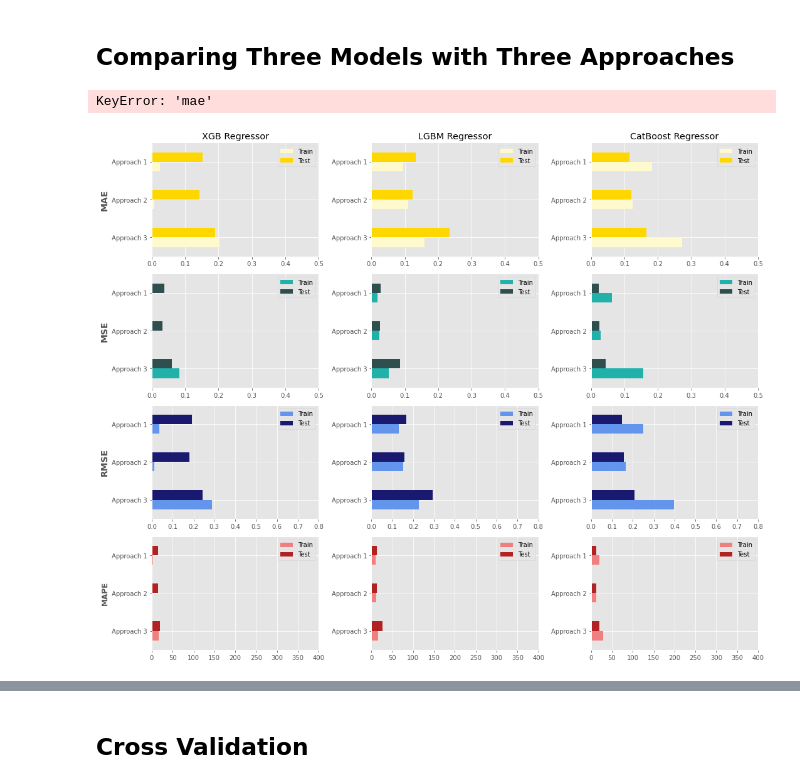
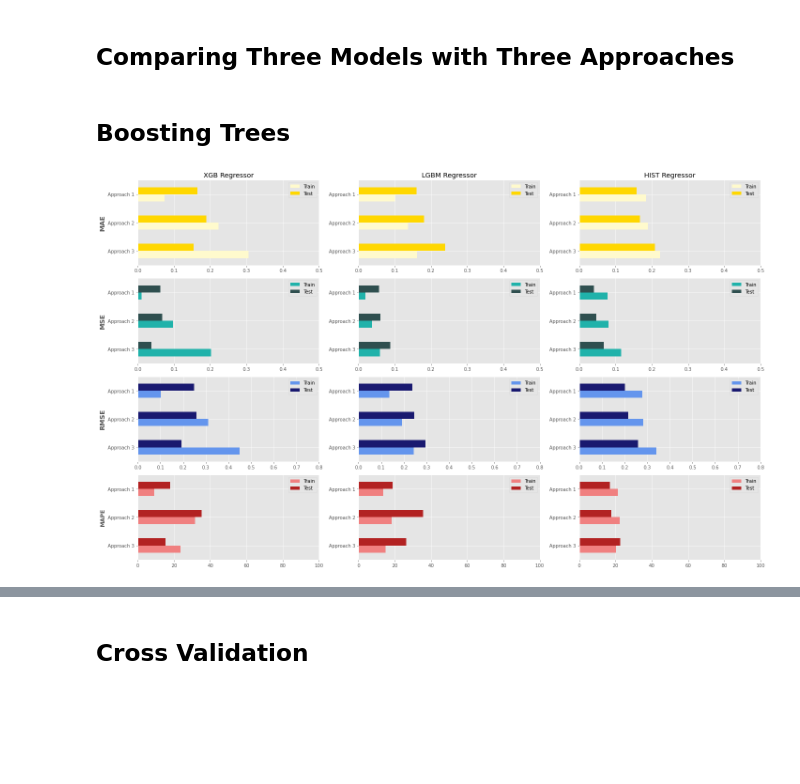
Before and after one commit to lucasbotellaroca/Covid-19_Reproduction_Rate_Estimator, a Jupyter notebook: data_model_evaluation_R0.ipynb, the cells around one changed output, grey strips where cells are left out. Cells and saved outputs as stored; diff of their text form; code cells hidden in the pictures; blank space fills up the shorter version.

```diff
--- a/data_model_evaluation_R0.ipynb
+++ b/data_model_evaluation_R0.ipynb
@@ -989,68 +1077,72 @@ plt.show()
 # %% [markdown]
 ## Comparing Three Models with Three Approaches
+# %% [markdown]
+## Boosting Trees
 # %%
-xgb_mae, lgb_mae, ctb_mae, gbst_mae, knn_mae = get_values_metric('mae')
-xgb_mse, lgb_mse, ctb_mse, gbst_mse, knn_mse = get_values_metric('mse')
-xgb_rmse, lgb_rmse, ctb_rmse, gbst_rmse, knn_rmse = get_values_metric('rmse')
-xgb_mape, lgb_mape, ctb_mape, gbst_mape, knn_mape = get_values_metric('mape')
+xgb_mae, lgb_mae, gbst_mae, knn_mae, hist_mae, NuSVR_mae = get_values_metric('mae')
+xgb_mse, lgb_mse, gbst_mse, knn_mse, hist_mae, NuSVR_mae = get_values_metric('mse')
+xgb_rmse, lgb_rmse, gbst_rmse, knn_rmse, hist_mae, NuSVR_mae = get_values_metric('rmse')
+xgb_mape, lgb_mape, gbst_mape, knn_mape, hist_mae, NuSVR_mae = get_values_metric('mape')
 
 xgb_mae=xgb_mae.sort_index(ascending=False)
 lgb_mae=lgb_mae.sort_index(ascending=False)
-ctb_mae=ctb_mae.sort_index(ascending=False)
 gbst_mae=gbst_mae.sort_index(ascending=False)
 knn_mae=knn_mae.sort_index(ascending=False)
+hist_mae=knn_mae.sort_index(ascending=False)
+NuSVR_mae=knn_mae.sort_index(ascending=False)
 
 xgb_mse=xgb_mse.sort_index(ascending=False)
 lgb_mse=lgb_mse.sort_index(ascending=False)
-ctb_mse=ctb_mse.sort_index(ascending=False)
 gbst_mse=gbst_mse.sort_index(ascending=False)
 knn_mse=knn_mse.sort_index(ascending=False)
+hist_mse=knn_mse.sort_index(ascending=False)
+NuSVR_mse=knn_mse.sort_index(ascending=False)
 
 xgb_rmse=xgb_rmse.sort_index(ascending=False)
 lgb_rmse=lgb_rmse.sort_index(ascending=False)
-ctb_rmse=ctb_rmse.sort_index(ascending=False)
 gbst_rmse=gbst_rmse.sort_index(ascending=False)
 knn_rmse=knn_rmse.sort_index(ascending=False)
+hist_rmse=knn_rmse.sort_index(ascending=False)
+NuSVR_rmse=knn_rmse.sort_index(ascending=False)
 
 xgb_mape=xgb_mape.sort_index(ascending=False)
 lgb_mape=lgb_mape.sort_index(ascending=False)
-ctb_mape=ctb_mape.sort_index(ascending=False)
 gbst_mape=gbst_mape.sort_index(ascending=False)
 knn_mape=knn_mape.sort_index(ascending=False)
+hist_mape=knn_mape.sort_index(ascending=False)
+NuSVR_mape=knn_mape.sort_index(ascending=False)
-# %% [output]
-KeyError: 'mae'
 # %%
-fig, ax = plt.subplots(4,3,figsize=(15,12))
+fig, ax = plt.subplots(4,3,figsize=(20,12))
 
 xgb_mae.plot.barh(ax=ax[0][0], color=["lemonchiffon","gold"],title = 'XGB Regressor').set_ylabel('MAE', fontsize=14.0, fontweight='bold')
 lgb_mae.plot.barh(ax=ax[0][1], color=["lemonchiffon","gold"],title = 'LGBM Regressor')
-ctb_mae.plot.barh(ax=ax[0][2], color=["lemonchiffon","gold"],title = 'CatBoost Regressor')
+hist_mae.plot.barh(ax=ax[0][2], color=["lemonchiffon","gold"],title = 'HIST Regressor')
 xgb_mse.plot.barh(ax=ax[1][0], color=["lightseagreen","darkslategray"]).set_ylabel('MSE', fontsize=14.0, fontweight='bold')
 lgb_mse.plot.barh(ax=ax[1][1], color=["lightseagreen","darkslategray"])
-ctb_mse.plot.barh(ax=ax[1][2], color=["lightseagreen","darkslategray"])
+hist_mse.plot.barh(ax=ax[1][2], color=["lightseagreen","darkslategray"])
 xgb_rmse.plot.barh(ax=ax[2][0], color=["cornflowerblue","midnightblue"]).set_ylabel('RMSE', fontsize=14.0, fontweight='bold')
 lgb_rmse.plot.barh(ax=ax[2][1], color=["cornflowerblue","midnightblue"])
-ctb_rmse.plot.barh(ax=ax[2][2], color=["cornflowerblue","midnightblue"])
+hist_rmse.plot.barh(ax=ax[2][2], color=["cornflowerblue","midnightblue"])
 xgb_mape.plot.barh(ax=ax[3][0], color=["lightcoral","firebrick"]).set_ylabel('MAPE',fontsize=12.0, fontweight='bold')
 lgb_mape.plot.barh(ax=ax[3][1], color=["lightcoral","firebrick"])
-ctb_mape.plot.barh(ax=ax[3][2], color=["lightcoral","firebrick"])
+hist_mape.plot.barh(ax=ax[3][2], color=["lightcoral","firebrick"])
 
 ax[0][0].set_xlim([0, 0.5])
 ax[0][1].set_xlim([0, 0.5])
 ax[0][2].set_xlim([0, 0.5])
 
 ax[1][0].set_xlim([0, 0.5])
 ax[1][1].set_xlim([0, 0.5])
 ax[1][2].set_xlim([0, 0.5])
 
 ax[2][0].set_xlim([0, 0.8])
 ax[2][1].set_xlim([0, 0.8])
 ax[2][2].set_xlim([0, 0.8])
 
-ax[3][0].set_xlim([0, 400])
-ax[3][1].set_xlim([0, 400])
-ax[3][2].set_xlim([0, 400])
+ax[3][0].set_xlim([0, 100])
+ax[3][1].set_xlim([0, 100])
+ax[3][2].set_xlim([0, 100])
 
 fig.tight_layout()
 # %% [output]
-[figure, old version]
+[figure, new version]
```
Also changed, not shown: parts of 90 cells of this notebook.
